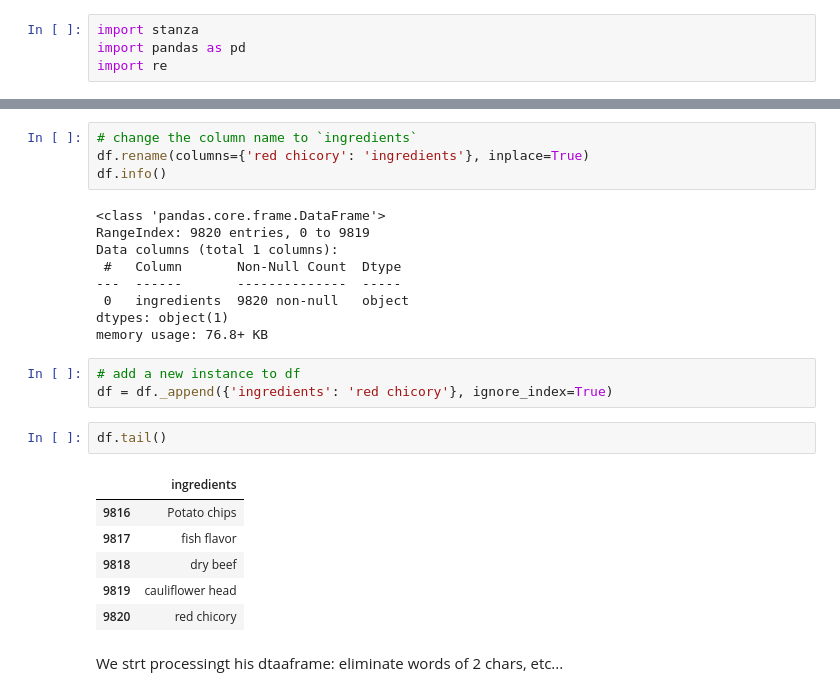
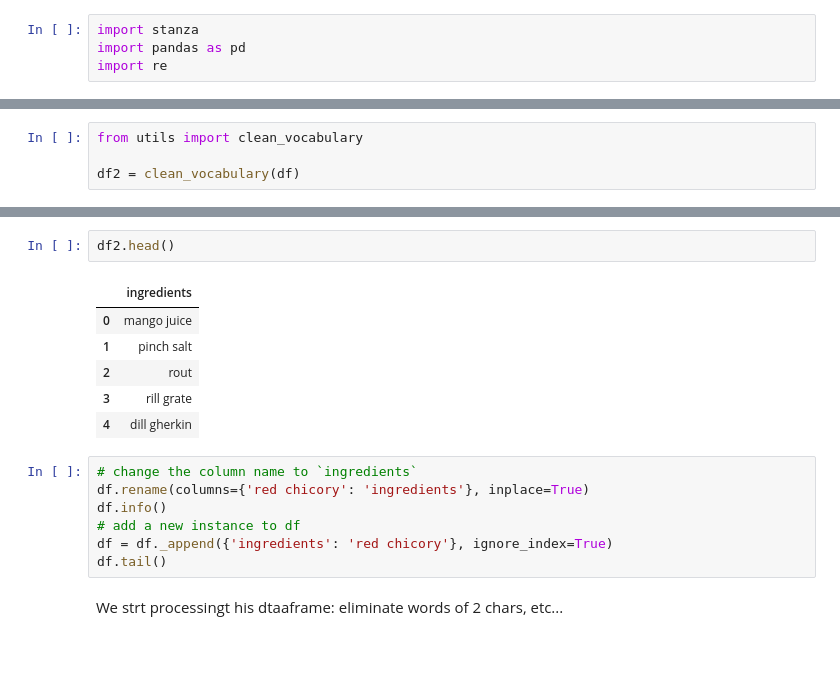
Before and after one commit to lavo2/HLT-Project, a Jupyter notebook: lavo.ipynb, the cells around one changed output, grey strips where cells are left out. Cells and saved outputs as stored; diff of their text form; blank space fills up the shorter version.

Commit message:
added utils to clean dictionary and started to clean ingr list

```diff
--- a/lavo.ipynb
+++ b/lavo.ipynb
@@ -7,0 +19,4 @@ df = pd.read_csv('./dataset/ner_ingredients.csv')
+# %%
+from utils import clean_vocabulary
+
+df2 = clean_vocabulary(df)
@@ -8,28 +44,19 @@ df = pd.read_csv('./dataset/ner_ingredients.csv')
+# %%
+df2.head()
+# %% [output]
+|  | ingredients |
+| 0 | mango juice |
+| 1 | pinch salt |
+| 2 | rout |
+| 3 | rill grate |
+| 4 | dill gherkin |
 # %%
 # change the column name to `ingredients`
 df.rename(columns={'red chicory': 'ingredients'}, inplace=True)
 df.info()
+# add a new instance to df
+df = df._append({'ingredients': 'red chicory'}, ignore_index=True)
+df.tail()
-# %% [output]
-<class 'pandas.core.frame.DataFrame'>
-RangeIndex: 9820 entries, 0 to 9819
-Data columns (total 1 columns):
- #   Column       Non-Null Count  Dtype
----  ------       --------------  -----
- 0   ingredients  9820 non-null   object
-dtypes: object(1)
-memory usage: 76.8+ KB
-# %%
-# add a new instance to df
-df = df._append({'ingredients': 'red chicory'}, ignore_index=True)
-# %%
-df.tail()
-# %% [output]
-|  | ingredients |
-| 9816 | Potato chips |
-| 9817 | fish flavor |
-| 9818 | dry beef |
-| 9819 | cauliflower head |
-| 9820 | red chicory |
 # %% [markdown]
 We strt processingt his dtaaframe: eliminate words of 2 chars, etc...
 # %%
```
Also changed, not shown: parts of 16 cells of this notebook, 1 other file.
